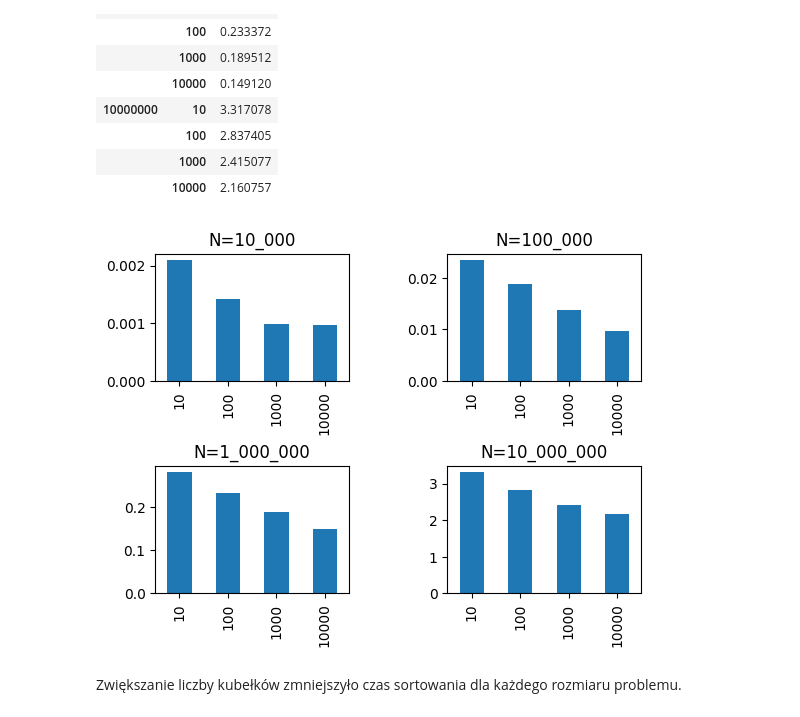
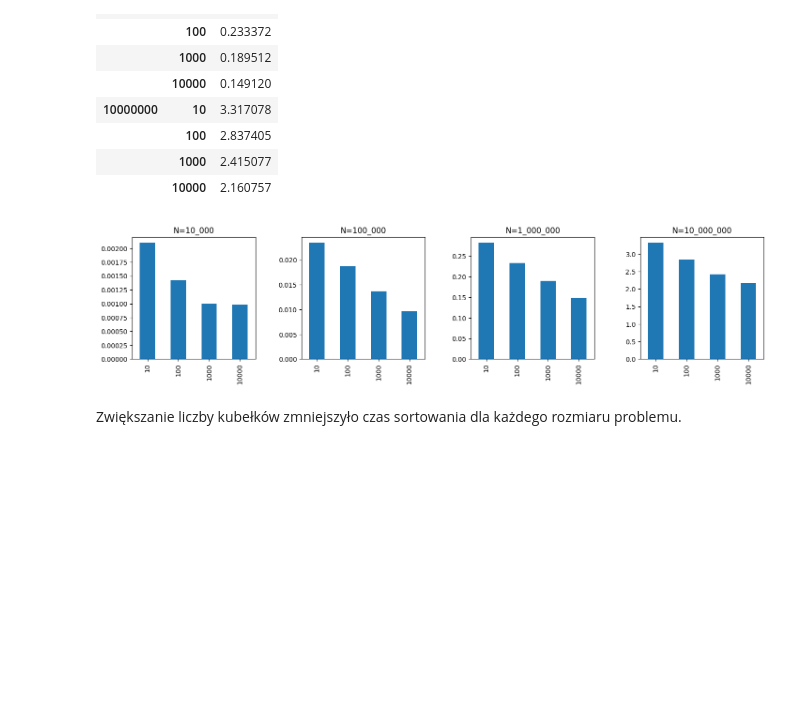
Before and after one commit to aklekowski/agh-mpr, a Jupyter notebook: [MPR]_openMP.ipynb, the cells around one changed output. Saved outputs shown, nothing was run; the diff lists cells and outputs as text; code cells hidden in the pictures; blank space fills up the shorter version.

Commit message:
improve charts

```diff
--- a/[MPR]_openMP.ipynb
+++ b/[MPR]_openMP.ipynb
@@ -45,15 +47,16 @@ bucket_sort_df.head(16)
 |  | 10000 | 2.160757 |
 # %%
 bucket_sort_df = bucket_sort_df.reset_index()
-fig, ((ax1, ax2), (ax3, ax4)) = plt.pyplot.subplots(2, 2)
+fig, ((ax1, ax2, ax3, ax4)) = plt.pyplot.subplots(1, 4)
+fig.set_size_inches(15, 4)
 fig.tight_layout(pad=4.0)
 
 ax = bucket_sort_df.loc[bucket_sort_df['N'] == 10_000][['B', 'T_E']].set_index('B').plot.bar(ax=ax1,legend=None, title="N=10_000", xlabel="")
 ax = bucket_sort_df.loc[bucket_sort_df['N'] == 100_000][['B', 'T_E']].set_index('B').plot.bar(ax=ax2,legend=None, title="N=100_000", xlabel="")
 ax = bucket_sort_df.loc[bucket_sort_df['N'] == 1_000_000][['B', 'T_E']].set_index('B').plot.bar(ax=ax3,legend=None, title="N=1_000_000", xlabel="")
 ax = bucket_sort_df.loc[bucket_sort_df['N'] == 10_000_000][['B', 'T_E']].set_index('B').plot.bar(ax=ax4,legend=None, title="N=10_000_000", xlabel="")
 # %% [output]
-[figure, old version]
+[figure, new version]
 # %% [markdown]
 Zwiększanie liczby kubełków zmniejszyło czas sortowania dla każdego rozmiaru problemu.
 # %% [markdown]
```
Also changed, not shown: parts of 2 cells of this notebook.
